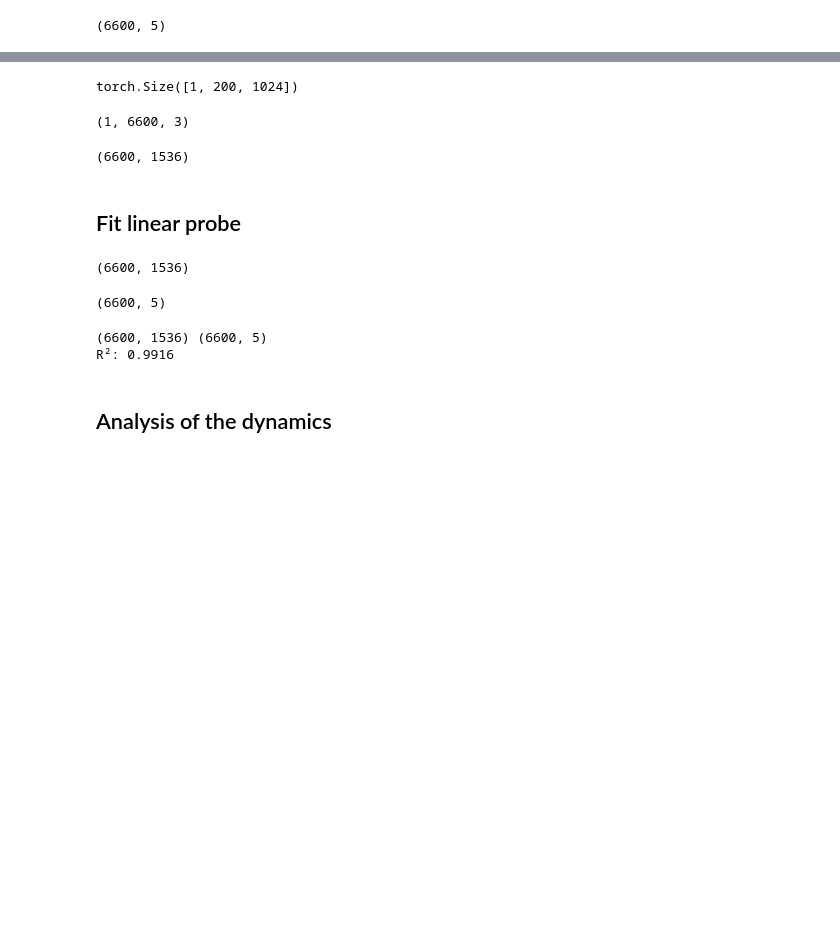
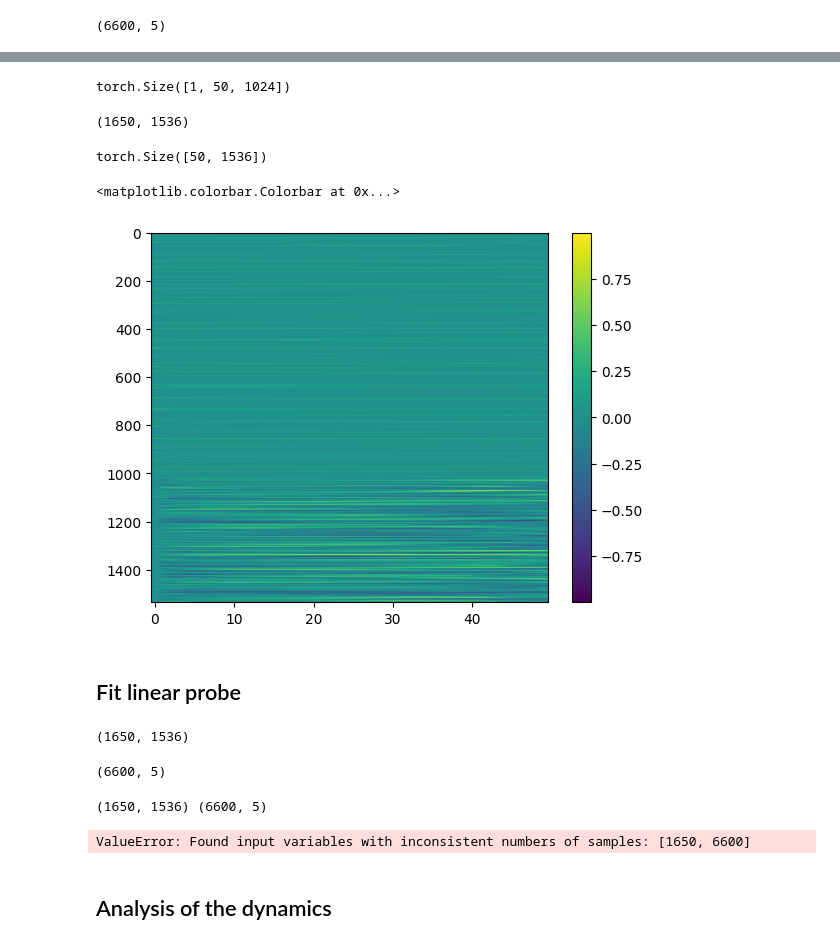
Before and after one commit to dynamical-inference/tdmpc2, a Jupyter notebook: analysis/26-01-21-dreamer_dynamics.ipynb, the cells around one changed output, grey strips where cells are left out. Saved outputs shown, nothing was run; the diff lists cells and outputs as text; code cells hidden in the pictures; blank space fills up the shorter version.

```diff
--- a/analysis/26-01-21-dreamer_dynamics.ipynb
+++ b/analysis/26-01-21-dreamer_dynamics.ipynb
@@ -211,7 +211,8 @@ def latent_rollout_and_reconstruction(wm,
                                       actions,
                                       steps=5,
                                       use_soft_stoch=False,
-                                      deterministic=False):
+                                      deterministic=False,
+                                      verbose=False):
     """
     Perform latent rollout and reconstruction from a start observation and action sequence.
 
@@ -260,9 +261,14 @@ def latent_rollout_and_reconstruction(wm,
         recons.setdefault(k, []).append(v)
 
     for t in range(1, steps):
+        old_deter = state["deter"].clone()
         state = wm.dynamics.img_step(state,
                                      actions[:, t],
                                      sample=not deterministic)
+        if verbose:
+            print(
+                f"Step {t}: deter changed by {(state['deter'] - old_deter).abs().mean().item()}"
+            )
         feat_t, recon_t = _feat_and_recon(state)
         feats.append(feat_t)
         for k, v in recon_t.items():
@@ -318,8 +316,9 @@ for key, value in obs_autonomous.items():
     episode['position'] = value[:steps_to_run, :3][None, ...]
     episode['velocity'] = value[:steps_to_run, 3:][None, ...]
     episode['action'] = np.zeros(steps_to_run).reshape(-1, 1)[None, ...]
-    episode['is_first'] = np.zeros(steps_to_run).reshape(-1, 1)[None, ...]
-    episode['is_first'][0] = 1
+    episode['is_first'] = np.zeros((1, steps_to_run, 1))
+    episode['is_first'][:, 0, :] = 1  # Set only timestep 0 to is_first=1
+    episode['is_terminal'] = np.zeros(steps_to_run).reshape(-1, 1)[None, ...]
     obs_autonomous_episodic[key] = episode
 
 # Optionally, to make a batch structure (collate episodes together for batch usage):
@@ -339,6 +338,10 @@ obs_autonomous_batch_stacked = {
     'is_first':
         np.concatenate(
             [ep['is_first'] for ep in obs_autonomous_episodic.values()],
+            axis=1),  # (num_episodes, episode_length, 3)
+    'is_terminal':
+        np.concatenate(
+            [ep['is_terminal'] for ep in obs_autonomous_episodic.values()],
             axis=1)  # (num_episodes, episode_length, 3)
 }
 # %%
@@ -351,24 +354,32 @@ feats, recons = latent_rollout_and_reconstruction(wm,
                                                   use_soft_stoch=True,
                                                   deterministic=True)
 # %% [output]
-torch.Size([1, 200, 1024])
+torch.Size([1, 50, 1024])
-# %%
-obs_autonomous_batch_stacked['position'].shape
-# %% [output]
-(1, 6600, 3)
 # %%
 #Example usage:
 feats_old, feat_soft = get_feats_all(wm, obs_autonomous_batch_stacked)
 feat_soft = feat_soft.squeeze().detach().cpu().numpy()
 feat_soft.shape
 # %% [output]
-(6600, 1536)
+(1650, 1536)
+# %%
+feats.squeeze().shape
+# %% [output]
+torch.Size([50, 1536])
+# %%
+ff = feats.squeeze().detach().cpu().numpy()
+
+plt.imshow(ff.T, aspect='auto')
+plt.colorbar()
+# %% [output]
+<matplotlib.colorbar.Colorbar at 0x...>
+[figure, added]
 # %% [markdown]
 ## Fit linear probe
 # %%
 feat_soft.shape
 # %% [output]
-(6600, 1536)
+(1650, 1536)
 # %%
 obs_autonomous_stacked.shape
 # %% [output]
@@ -400,8 +411,8 @@ r2 = r2_score(y_test, y_pred)
 
 print(f"R²: {np.mean(r2):.4f}")
 # %% [output]
-(6600, 1536) (6600, 5)
-R²: 0.9916
+(1650, 1536) (6600, 5)
+ValueError: Found input variables with inconsistent numbers of samples: [1650, 6600]
 # %% [markdown]
 ## Analysis of the dynamics
 # %%
```
Also changed, not shown: parts of 17 cells of this notebook.
